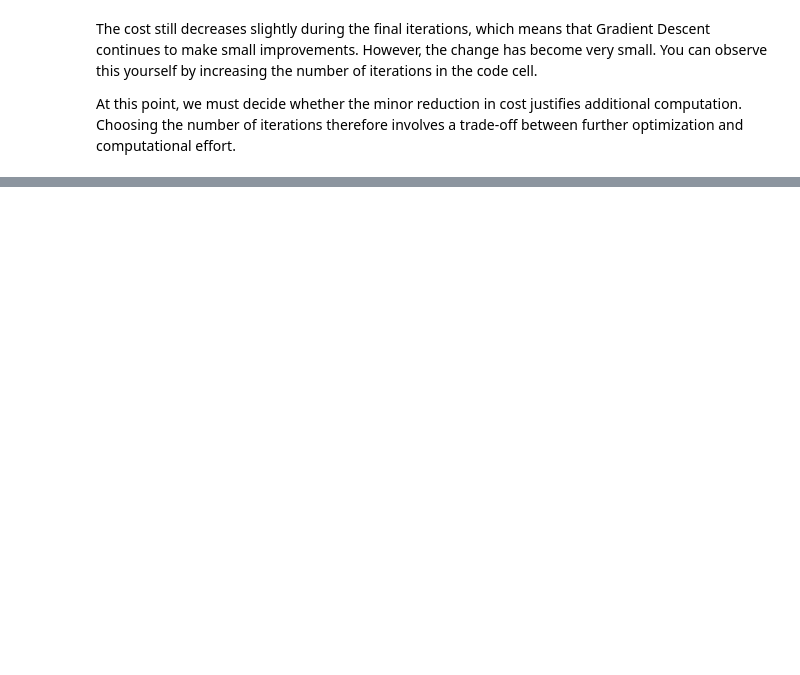
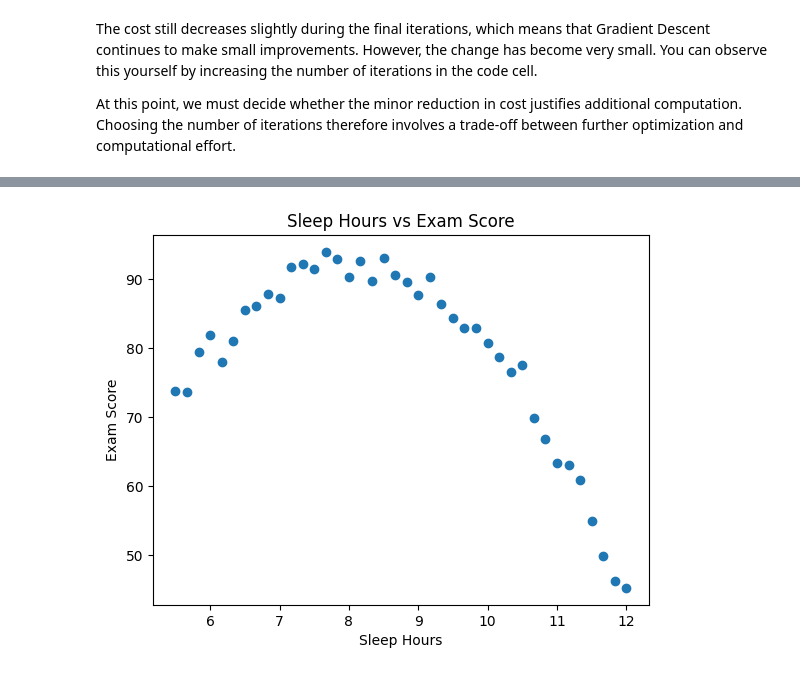
Before and after one commit to MonasteryStudent/ml-from-scratch, a Jupyter notebook: notebooks/02_multiple_linear_regression/multiple_linear_regression.ipynb, the cells around one changed output, grey strips where cells are left out. Cells and saved outputs as stored; diff of their text form; code cells hidden in the pictures; blank space fills up the shorter version.

Commit message:
Complete multiple linear regression notebook and add polynomial regression and conclusion

```diff
--- a/notebooks/02_multiple_linear_regression/multiple_linear_regression.ipynb
+++ b/notebooks/02_multiple_linear_regression/multiple_linear_regression.ipynb
@@ -489,0 +509,11 @@ In the next chapter, we will return to the sleep feature introduced earlier in t
+# %%
+sleep, exam_scores = generate_polynomial_regression_dataset()
+
+plt.scatter(sleep, exam_scores)
+plt.xlabel("Sleep Hours")
+plt.ylabel("Exam Score")
+plt.title("Sleep Hours vs Exam Score")
+
+plt.show()
+# %% [output]
+[figure, added]
```
Also changed, not shown: parts of 26 cells of this notebook, 2 other files.
